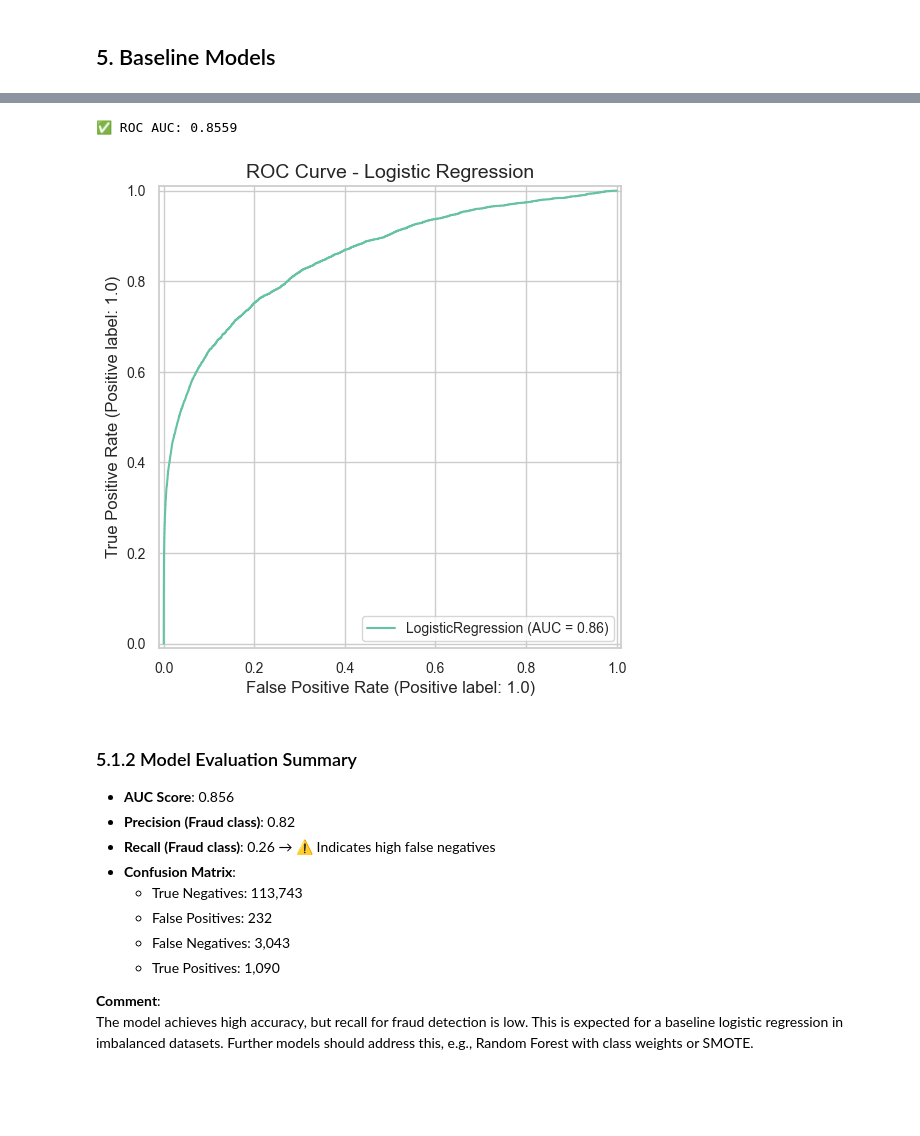
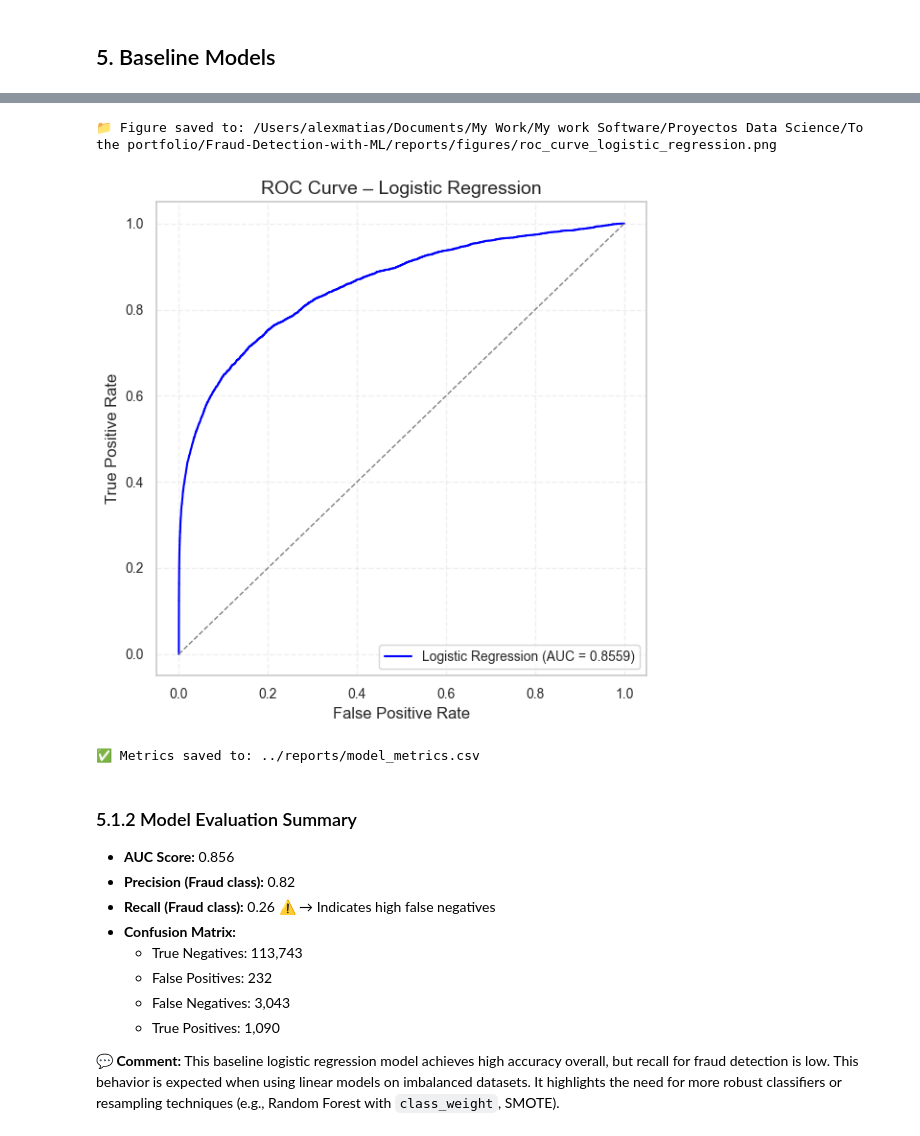
Before and after one commit to alexmatiasas/Fraud-Detection-with-ML, a Jupyter notebook: notebooks/02_Preprocessing_Modeling_in_Python.ipynb, the cells around one changed output, grey strips where cells are left out. Saved outputs shown, nothing was run; the diff lists cells and outputs as text; code cells hidden in the pictures; blank space fills up the shorter version.

```diff
--- a/notebooks/02_Preprocessing_Modeling_in_Python.ipynb
+++ b/notebooks/02_Preprocessing_Modeling_in_Python.ipynb
@@ -171,26 +234,27 @@ weighted avg       0.97      0.97      0.97    118108
 # %%
-roc_auc = roc_auc_score(y_test, y_proba_lr)
-print(f"✅ ROC AUC: {roc_auc:.4f}")
-
-RocCurveDisplay.from_estimator(lr_model, X_test, y_test)
-plt.title("ROC Curve - Logistic Regression")
-plt.show()
+# Plot ROC Curve for Logistic Regression
+plot_roc_with_auc(y_test, y_proba_lr, model_name="Logistic Regression", color="blue", save=True)
 # %% [output]
-✅ ROC AUC: 0.8559
+📁 Figure saved to: /Users/alexmatias/Documents/My Work/My work Software/Proyectos Data Science/To the portfolio/Fraud-Detection-with-ML/reports/figures/roc_curve_logistic_regression.png
-[figure, old version]
+[figure, new version]
+# %%
+# Save model metrics to CSV
+save_model_metrics_csv("Logistic Regression", y_test, y_pred_lr, y_proba_lr)
+# %% [output]
+✅ Metrics saved to: ../reports/model_metrics.csv
 # %% [markdown]
 ### 5.1.2 Model Evaluation Summary
 
-- **AUC Score**: 0.856
-- **Precision (Fraud class)**: 0.82
-- **Recall (Fraud class)**: 0.26 → ⚠️ Indicates high false negatives
-- **Confusion Matrix**:
+- **AUC Score:** 0.856
+- **Precision (Fraud class):** 0.82
+- **Recall (Fraud class):** 0.26 ⚠️ → Indicates high false negatives
+- **Confusion Matrix:**
   - True Negatives: 113,743
   - False Positives: 232
   - False Negatives: 3,043
   - True Positives: 1,090
 
-**Comment**:
-The model achieves high accuracy, but recall for fraud detection is low. This is expected for a baseline logistic regression in imbalanced datasets. Further models should address this, e.g., Random Forest with class weights or SMOTE.
+**💬 Comment:**
+This baseline logistic regression model achieves high accuracy overall, but recall for fraud detection is low. This behavior is expected when using linear models on imbalanced datasets. It highlights the need for more robust classifiers or resampling techniques (e.g., Random Forest with `class_weight`, SMOTE).
 # %% [markdown]
 ### 5.2 Random Forest
```
Also changed, not shown: parts of 136 cells of this notebook, 32 other files.
